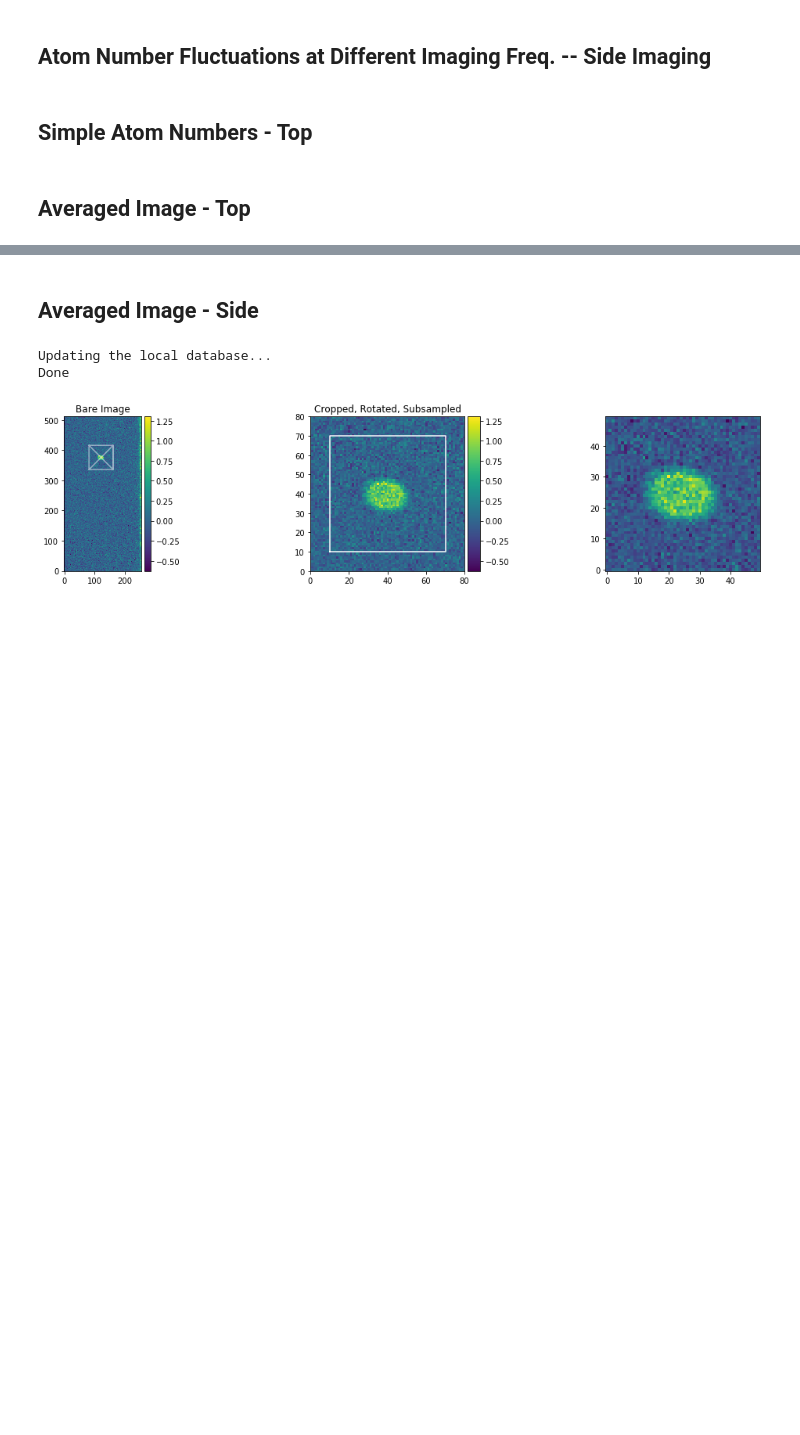
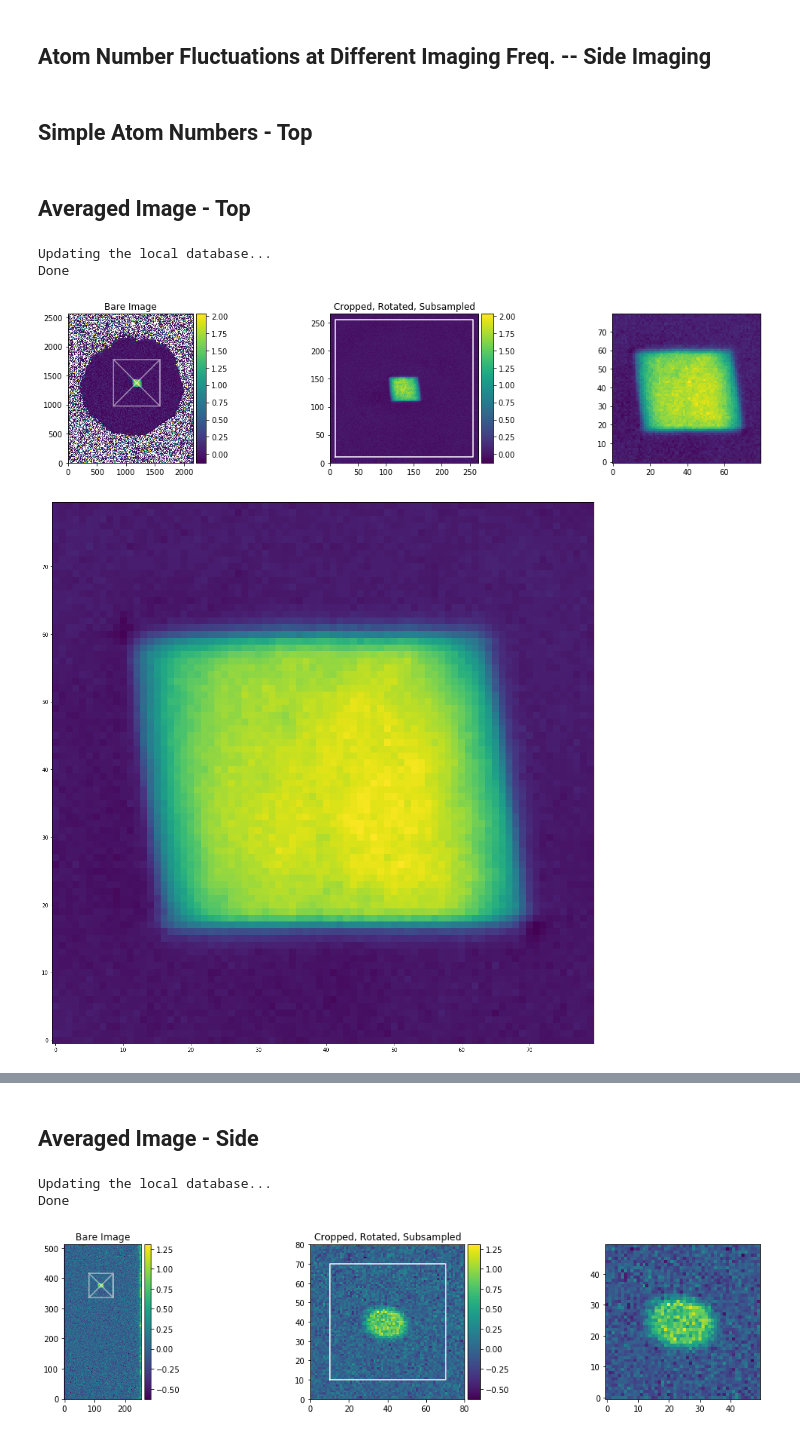
Before and after one commit to ranchop/QCalc, a Jupyter notebook: Daily QCalc/Daily QCalc.ipynb, the cells around one changed output, grey strips where cells are left out. Saved outputs shown, nothing was run; the diff lists cells and outputs as text; code cells hidden in the pictures; blank space fills up the shorter version.

```diff
--- a/Daily QCalc/Daily QCalc.ipynb
+++ b/Daily QCalc/Daily QCalc.ipynb
@@ -2519,33 +2517,38 @@ print('Life time: {}ms',fitres[0])
 # %%
 # Complete Procedure
 
 # Load Images
 df = get_from_clipboard(using=0)
 
 # Crop images
 settings = {**default_settings,
-            **dict(center_x = 1140, center_y = 1300, width = 1200, height = 1200,
+            **dict(center_x = 1185, center_y = 1375, width = 800, height = 800,
                    subsample = 3, bg_width = 10, od_method = 'table', fudge=1)}
 for i, r in df.iterrows(): r.image.set(**settings)
 
 # ROI
 center_offset = [0, 0]
 width, height = 80, 80
 roi = get_roi(df.image.iloc[0].app, center=center_offset, width=width, height=height)
 
 # Test
 test = 0
 fig, ax = plt.subplots(ncols=3, figsize=(15, 3.5))
 df.image.iloc[test].plot_crop(ax=ax[0:2])
 ax[2].imshow(df.image.iloc[test].od[roi], origin='lower')
 plt.show()
 
 # Average Image
 avg_app = np.mean([im.app[roi] for im in df.image], axis=0)
 
 # Plots
 plt.figure(figsize=[15,15])
 plt.imshow(avg_app, origin=0)
 plt.tight_layout()
+# %% [output]
+Updating the local database...
+Done
+[figure, added]
+[figure, added]
 # %%
 # Cuts through center
```
Also changed, not shown: parts of 2 cells of this notebook, 2 other files.
